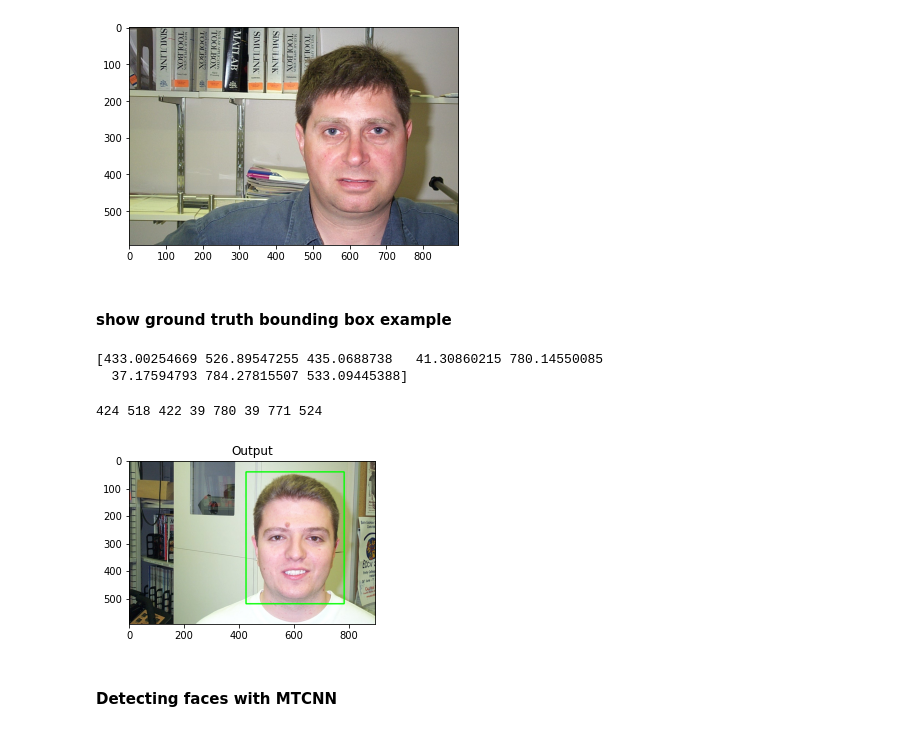
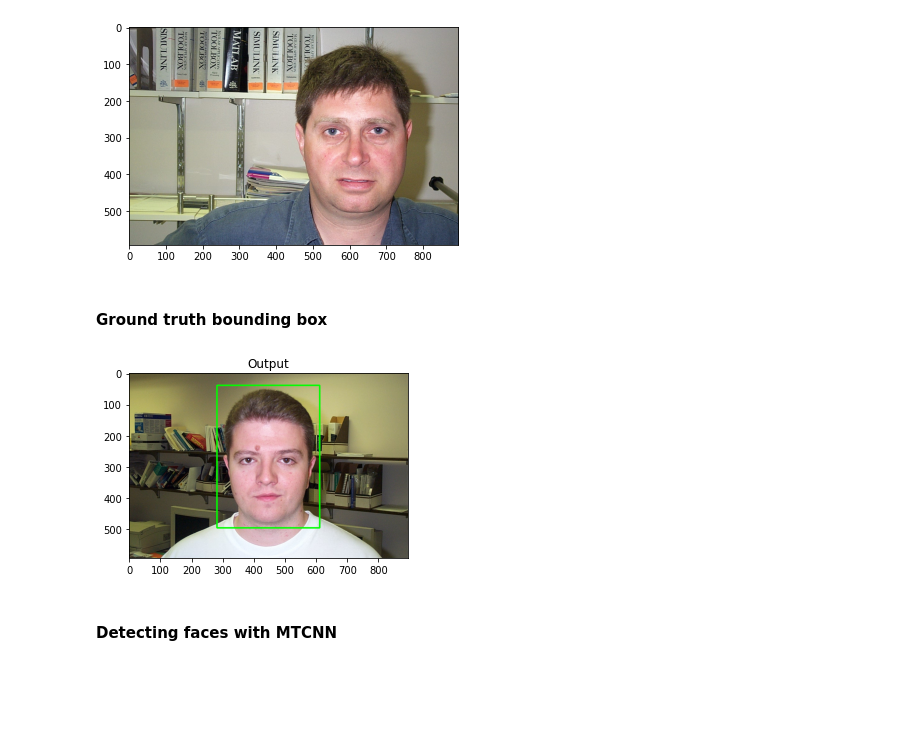
Before and after one commit to denizsoysal/biometrics, a Jupyter notebook: assignments/assignment3/Assignment3/assignment_3_2022.ipynb, the cells around one changed output. Drawn from its saved outputs; the diff is of its cells as text; code cells hidden in the pictures; blank space fills up the shorter version.

```diff
--- a/assignments/assignment3/Assignment3/assignment_3_2022.ipynb
+++ b/assignments/assignment3/Assignment3/assignment_3_2022.ipynb
@@ -1274,7 +1225,2 @@ plt.imshow(data["images"][0])
 # %% [markdown]
-#### show ground truth bounding box example
+#### Ground truth bounding box
-# %%
-print(ground_truth_bbox[10])
-# %% [output]
-[433.00254669 526.89547255 435.0688738   41.30860215 780.14550085
-  37.17594793 784.27815507 533.09445388]
@@ -1281,41 +1232,25 @@ print(ground_truth_bbox[10])
 # %%
-image =data["images"][54]
-bounding_box_of_first_image = ground_truth_bbox[54]
+def ground_truth_detection(image,ground_truth_bbox,display=True):
+    height, width, _ = image.shape
+    input_image = image.copy()
+    input_image = cv2.cvtColor(input_image, cv2.COLOR_BGR2RGB)
+    output_image = image.copy()
+    output_image = cv2.cvtColor(output_image, cv2.COLOR_BGR2RGB)
+    x1 = int(ground_truth_bbox[0])
+    y2 = int(ground_truth_bbox[1])
+    y1 = int(ground_truth_bbox[3])
+    x2 = int(ground_truth_bbox[4])
 
-height, width, _ = image.shape
-input_image = image.copy()
-input_image = cv2.cvtColor(input_image, cv2.COLOR_BGR2RGB)
-output_image = image.copy()
-output_image = cv2.cvtColor(output_image, cv2.COLOR_BGR2RGB)
+    if display==True:
+        cv2.rectangle(output_image, pt1=(x1, y1), pt2=(x2, y2), color=(0, 255, 0), thickness=width//200)
+        plt.figure(figsize=[5,5])
+        plt.imshow(output_image[:,:,::-1]);plt.title("Output");
 
-x1 = int(bounding_box_of_first_image[0])
-x2 = int(bounding_box_of_first_image[1])
-y1 = int(bounding_box_of_first_image[2])
-y2 = int(bounding_box_of_first_image[3])
-x3 = int(bounding_box_of_first_image[4])
-x4 = int(bounding_box_of_first_image[5])
-y3= int(bounding_box_of_first_image[6])
-y4 = int(bounding_box_of_first_image[7])
-
-print(x1,x2,y1,y2,x3,x4,y3,y4)
-
-
-
-colour = (0, 255, 0)
-thickness = 1
-
-# cv2.rectangle(output_image, (x1, y1), (x2, y2), colour, thickness)
-
-cv2.rectangle(output_image, pt1=(x1, x2), pt2=(x3, y2), color=(0, 255, 0), thickness=width//200)
-
-
-
-plt.figure(figsize=[15,15])
-plt.subplot(131);plt.imshow(output_image[:,:,::-1]);plt.title("Output");
-# plt.figure(figsize=[5,5]);plt.imshow(cropped_image);plt.title("Extracted face");plt.axis('off');
+    return [x1,y1,x2,y2],output_image
-# %% [output]
-424 518 422 39 780 39 771 524
-[figure, removed]
+# %%
+[x1,y1,x2,y2],output_image = ground_truth_detection(data["images"][55],ground_truth_bbox[55])
+# %% [output]
+[figure, added]
 # %% [markdown]
 #### Detecting faces with MTCNN
 # %%
```
Also changed, not shown: parts of 17 cells of this notebook.
